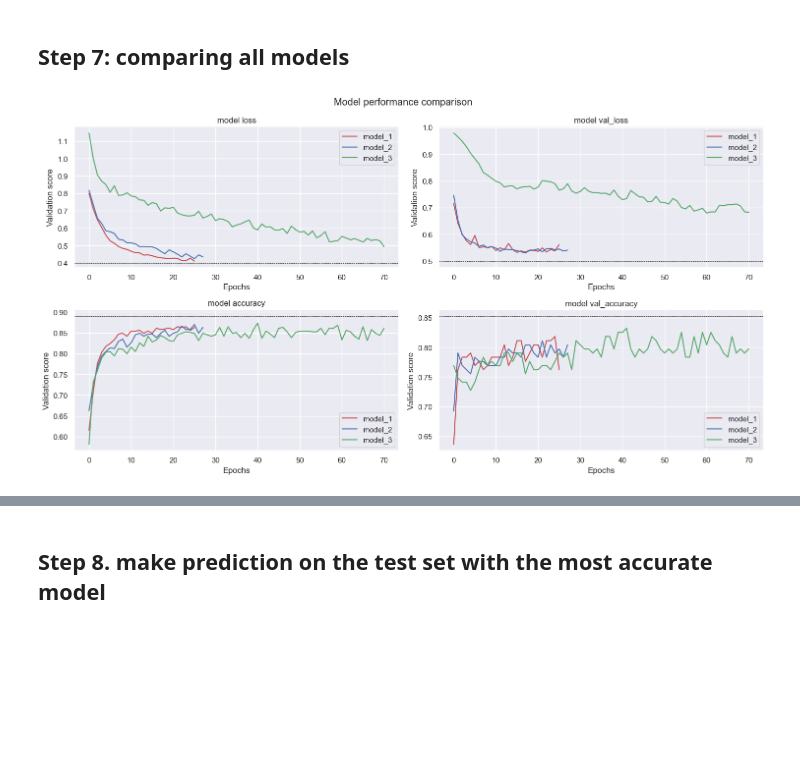
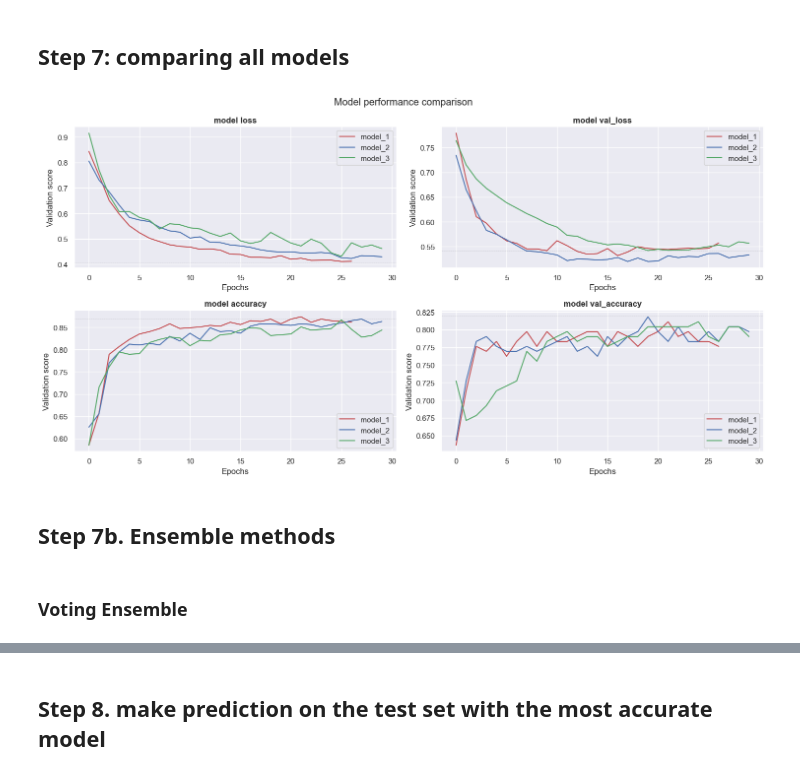
Before and after one commit to Harmxn02/DL-Project-titanic, a Jupyter notebook: main.ipynb, the cells around one changed output, grey strips where cells are left out. Drawn from its saved outputs; the diff is of its cells as text; code cells hidden in the pictures; blank space fills up the shorter version.

Commit message:
prediction with model_3

```diff
--- a/main.ipynb
+++ b/main.ipynb
@@ -361,7 +362,7 @@ def get_model():
     model.add(Dense(32, activation="relu", kernel_regularizer=l2(0.001) ))
     model.add(Dropout(0.2))
 
-    model.add(Dense(2, activation="sigmoid"))
+    model.add(Dense(2, activation="softmax"))
 
     return model
 
@@ -378,7 +379,7 @@ model_2.compile(optimizer="adam", loss="binary_crossentropy", metrics=["accuracy
 early_stopping =  EarlyStopping(patience=10)
 
 fit_2 = model_2.fit(X_train_stand, y_train_class,
-        epochs=256, batch_size=32, validation_split=0.2,
+        epochs=512, batch_size=32, validation_split=0.2,
         callbacks=[early_stopping],
         verbose=0   # hides training process
     )
@@ -407,11 +408,7 @@ def get_model():
 
     print(n_cols)
 
-    model.add(Dense(256, activation="relu", kernel_regularizer=l2(0.001), input_shape=(n_cols,)))
-    model.add(BatchNormalization())
-    model.add(Dropout(0.3))
-
-    model.add(Dense(128, activation="relu", kernel_regularizer=l2(0.001), input_shape=(n_cols,)))
+    model.add(Dense(64, activation="relu", kernel_regularizer=l2(0.001), input_shape=(n_cols,)))
     model.add(BatchNormalization())
     model.add(Dropout(0.3))
 
@@ -419,11 +416,7 @@ def get_model():
     model.add(BatchNormalization())
     model.add(Dropout(0.3))
 
-    model.add(Dense(32, activation="relu", kernel_regularizer=l2(0.001)))
-    model.add(BatchNormalization())
-    model.add(Dropout(0.3))
-
-    model.add(Dense(2, activation="sigmoid"))
+    model.add(Dense(2, activation="softmax"))
 
     return model
 
@@ -443,7 +436,7 @@ model_3.compile(optimizer=optimizer, loss="binary_crossentropy", metrics=["accur
 early_stopping =  EarlyStopping(patience=10)
 
 fit_3 = model_3.fit(X_train_stand, y_train_class,
-        epochs=512, batch_size=16, validation_split=0.2,
+        epochs=512, batch_size=32, validation_split=0.2,
         callbacks=[early_stopping],
         verbose=0   # hides training process
     )
@@ -470,11 +463,11 @@ ax[0,0].plot(fit_1.history["loss"], 'r',
          fit_2.history["loss"], 'b',
          fit_3.history["loss"], 'g',
          )
-ax[0,0].set_title('model loss')
+ax[0,0].set_title('model loss', fontweight = "bold")
 ax[0,0].set_xlabel('Epochs')
 ax[0,0].set_ylabel('Validation score')
 ax[0,0].legend(['model_1', 'model_2', 'model_3'], loc='upper right')
-ax[0,0].axhline(0.4, color='black', linestyle='--', linewidth=.5)
+ax[0,0].axhline(0.405, color='black', linestyle='--', linewidth=.5)
 
 
 # PLOT 2
@@ -482,39 +475,43 @@ ax[0,1].plot(fit_1.history["val_loss"], 'r',
          fit_2.history["val_loss"], 'b',
          fit_3.history["val_loss"], 'g',
          )
-ax[0,1].set_title('model val_loss')
+ax[0,1].set_title('model val_loss', fontweight = "bold")
 ax[0,1].set_xlabel('Epochs')
 ax[0,1].set_ylabel('Validation score')
 ax[0,1].legend(['model_1', 'model_2', 'model_3'], loc='upper right')
-ax[0,1].axhline(0.5, color='black', linestyle='--', linewidth=.5)
+ax[0,1].axhline(0.54, color='black', linestyle='--', linewidth=.5)
 
 
 # PLOT 3
 ax[1,0].plot(fit_1.history["accuracy"], 'r',
          fit_2.history["accuracy"], 'b',
          fit_3.history["accuracy"], 'g',
          )
-ax[1,0].set_title('model accuracy')
+ax[1,0].set_title('model accuracy', fontweight = "bold")
 ax[1,0].set_xlabel('Epochs')
 ax[1,0].set_ylabel('Validation score')
 ax[1,0].legend(['model_1', 'model_2', 'model_3'], loc='lower right')
-ax[1,0].axhline(0.89, color='black', linestyle='--', linewidth=.5)
+ax[1,0].axhline(0.87, color='black', linestyle='--', linewidth=.5)
 
 
 # PLOT 4
 ax[1,1].plot(fit_1.history["val_accuracy"], 'r',
          fit_2.history["val_accuracy"], 'b',
          fit_3.history["val_accuracy"], 'g',
          )
-ax[1,1].set_title('model val_accuracy')
+ax[1,1].set_title('model val_accuracy', fontweight = "bold")
 ax[1,1].set_xlabel('Epochs')
 ax[1,1].set_ylabel('Validation score')
 ax[1,1].legend(['model_1', 'model_2', 'model_3'], loc='lower right')
-ax[1,1].axhline(0.8525, color='black', linestyle='--', linewidth=.5)
+ax[1,1].axhline(0.82, color='black', linestyle='--', linewidth=.5)
 
 
 fig.suptitle("Model performance comparison")
 plt.tight_layout()
 plt.show()
 # %% [output]
-[figure, old version]
+[figure, new version]
+# %% [markdown]
+## Step 7b. Ensemble methods
+# %% [markdown]
+### Voting Ensemble
```
Also changed, not shown: parts of 8 cells of this notebook, 1 other file.
